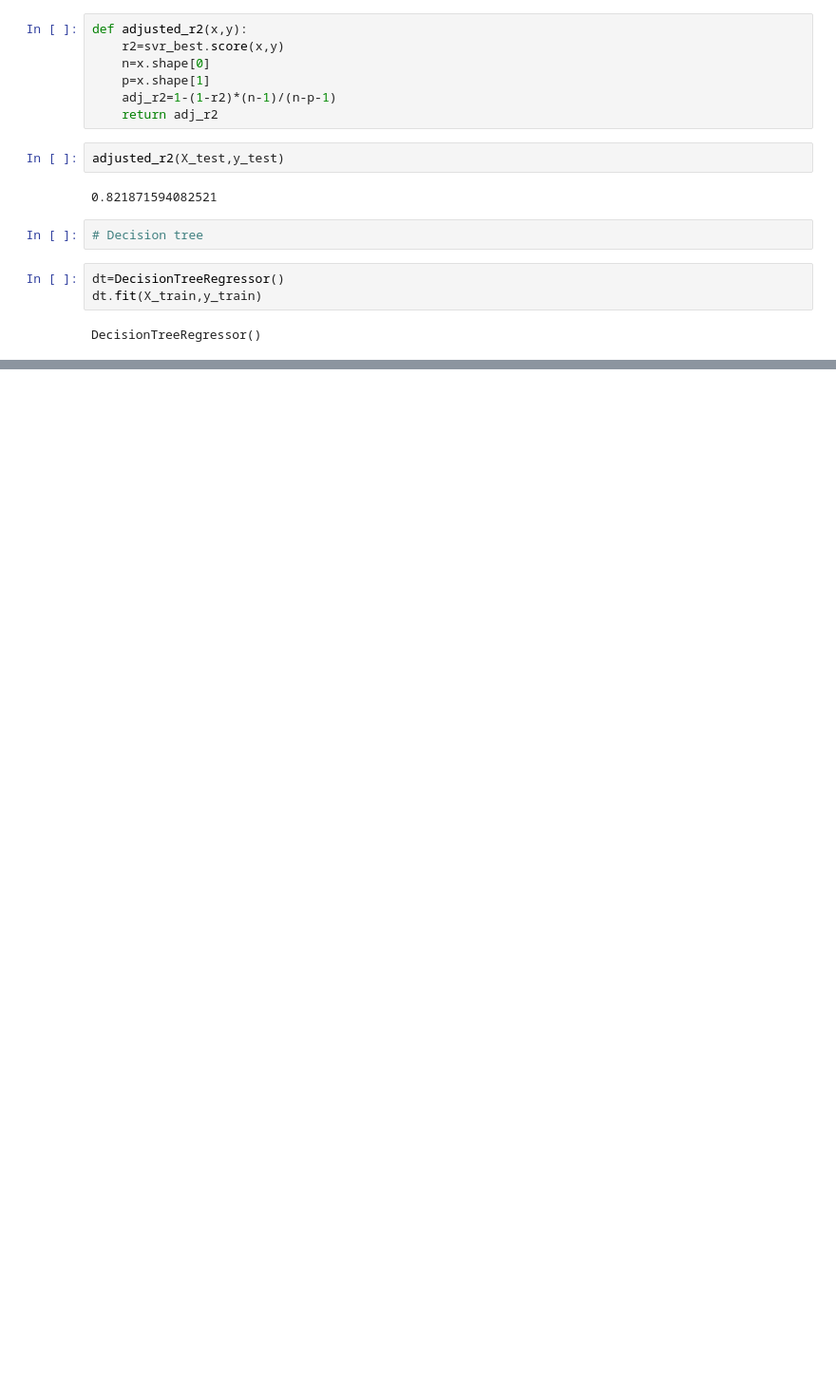
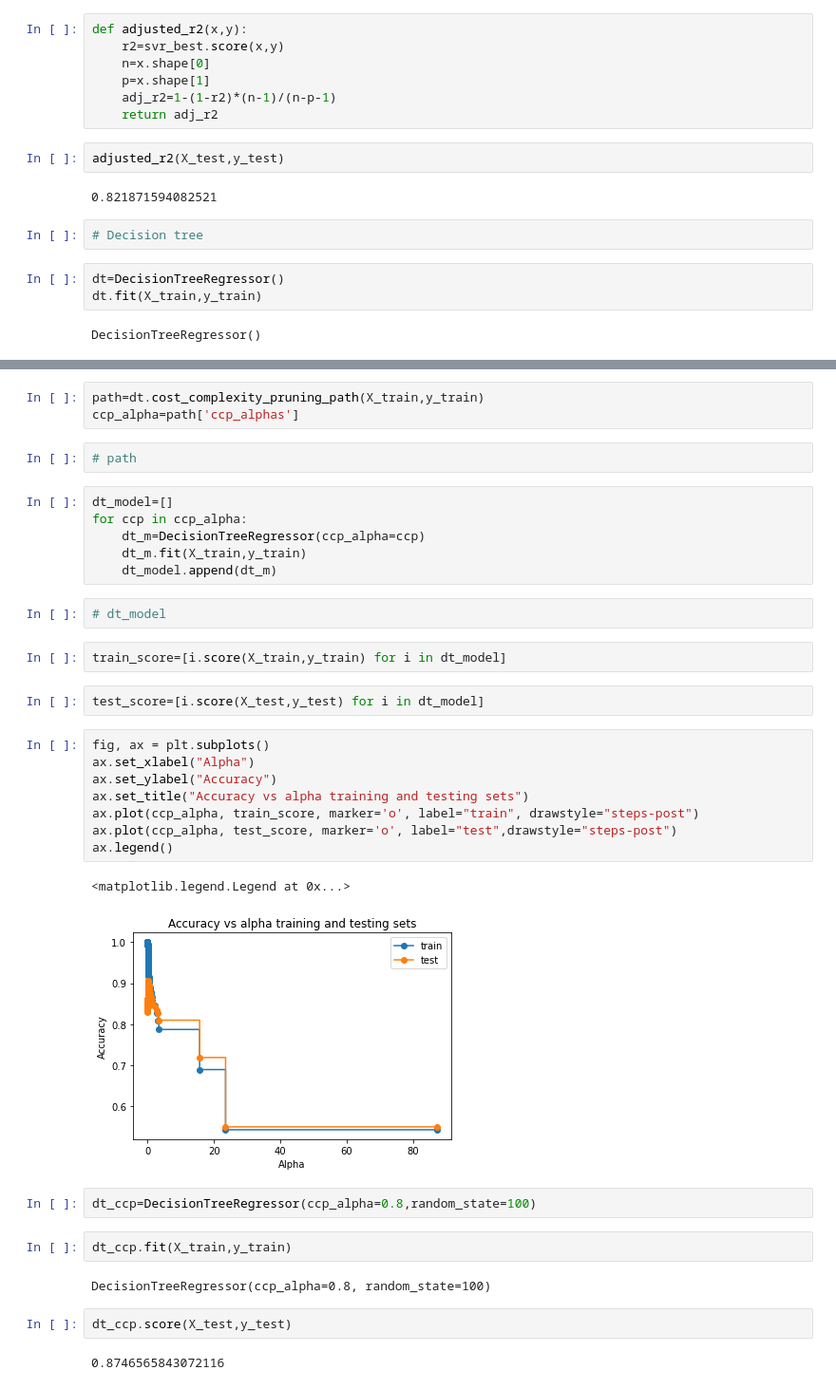
Before and after one commit to itsguptaaman/Household_Power_Consumptions, a Jupyter notebook: household_power_consumptions.ipynb, the cells around one changed output, grey strips where cells are left out. Shown at 95% size. Saved outputs shown, nothing was run; the diff lists cells and outputs as text; blank space fills up the shorter version.

```diff
--- a/household_power_consumptions.ipynb
+++ b/household_power_consumptions.ipynb
@@ -721,0 +712,38 @@ dt.score(X_test,y_test)
+# %%
+path=dt.cost_complexity_pruning_path(X_train,y_train)
+ccp_alpha=path['ccp_alphas']
+# %%
+# path
+# %%
+dt_model=[]
+for ccp in ccp_alpha:
+    dt_m=DecisionTreeRegressor(ccp_alpha=ccp)
+    dt_m.fit(X_train,y_train)
+    dt_model.append(dt_m)
+# %%
+# dt_model
+# %%
+train_score=[i.score(X_train,y_train) for i in dt_model]
+# %%
+test_score=[i.score(X_test,y_test) for i in dt_model]
+# %%
+fig, ax = plt.subplots()
+ax.set_xlabel("Alpha")
+ax.set_ylabel("Accuracy")
+ax.set_title("Accuracy vs alpha training and testing sets")
+ax.plot(ccp_alpha, train_score, marker='o', label="train", drawstyle="steps-post")
+ax.plot(ccp_alpha, test_score, marker='o', label="test",drawstyle="steps-post")
+ax.legend()
+# %% [output]
+<matplotlib.legend.Legend at 0x...>
+[figure, added]
+# %%
+dt_ccp=DecisionTreeRegressor(ccp_alpha=0.8,random_state=100)
+# %%
+dt_ccp.fit(X_train,y_train)
+# %% [output]
+DecisionTreeRegressor(ccp_alpha=0.8, random_state=100)
+# %%
+dt_ccp.score(X_test,y_test)
+# %% [output]
+0.8746565843072116
```
Also changed, not shown: parts of 49 cells of this notebook.
